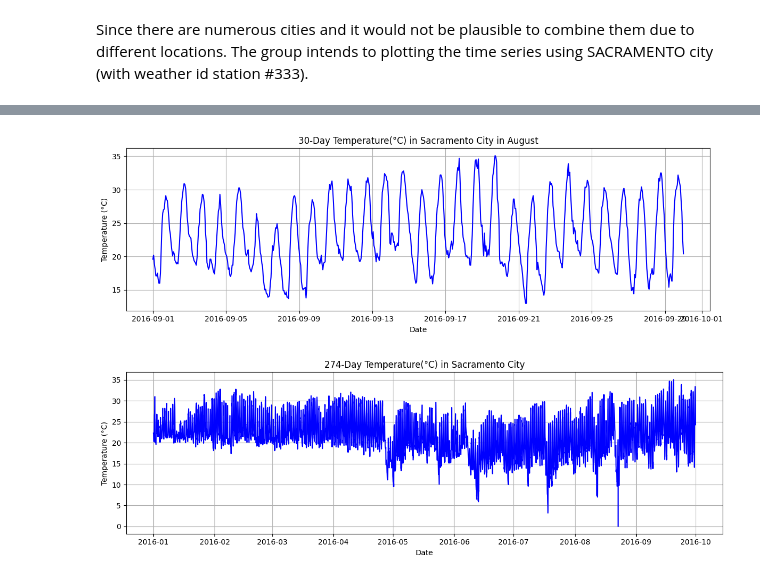
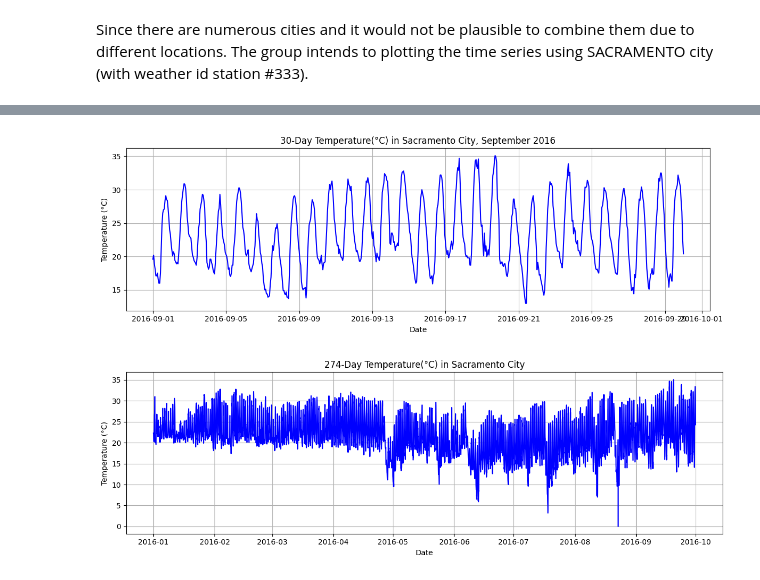
Before and after one commit to Mapua-Data-Science/module-3-exam-sudeste-group-6, a Jupyter notebook: src/notebook.ipynb, the cells around one changed output, grey strips where cells are left out. Drawn from its saved outputs; the diff is of its cells as text; code cells hidden in the pictures.

```diff
--- a/src/notebook.ipynb
+++ b/src/notebook.ipynb
@@ -138,7 +118,3 @@ dtype: int64
-# %%
-# Another filling of rows with null values
-df['prcp'] = df['prcp'].fillna(df['prcp'].ffill())
-df['prcp'] = df['prcp'].fillna(df['prcp'].bfill())
 # %% [markdown]
 ## <span style="color:Orange;"> V. Visualizations and EDA </span>  <a name="eda"></a>
 # %%
@@ -206,18 +182,18 @@ chosen_city.head(3)
 | 1 | 333 | SACRAMENTO | 913.0 | -19.875271 | -47.434102 | A525 | Sacramento | MG | 2016-01-01 01:00:00 | 2016-01-01 | 2016 | ... |
 | 2 | 333 | SACRAMENTO | 913.0 | -19.875271 | -47.434102 | A525 | Sacramento | MG | 2016-01-01 02:00:00 | 2016-01-01 | 2016 | ... |
 # %%
-# Creating a time series plot of temperature
+# Creating a time series plot of 30 days of temperature
 # Filter the DataFrame to include only dates from August 1 to the last day of August
-august_data = chosen_city[(chosen_city['mdct'] >= '2016-09-01') & (chosen_city['mdct'] <= '2016-09-30')]
+sept_data = chosen_city[(chosen_city['mdct'] >= '2016-09-01') & (chosen_city['mdct'] <= '2016-09-30')]
 
 plt.figure(figsize=(12, 4))
-plt.plot(august_data['mdct'], august_data['temp'], color='blue', linestyle='-')
-plt.title('30-Day Temperature(°C) in Sacramento City in August')
+plt.plot(sept_data['mdct'], sept_data['temp'], color='blue', linestyle='-')
+plt.title('30-Day Temperature(°C) in Sacramento City, September 2016')
 plt.xlabel('Date')
 plt.ylabel('Temperature (°C)')
 plt.grid(True)
 plt.tight_layout()
 plt.show()
 # %% [output]
-[figure, old version]
+[figure, new version]
 # %%
```
Also changed, not shown: parts of 32 cells of this notebook.
